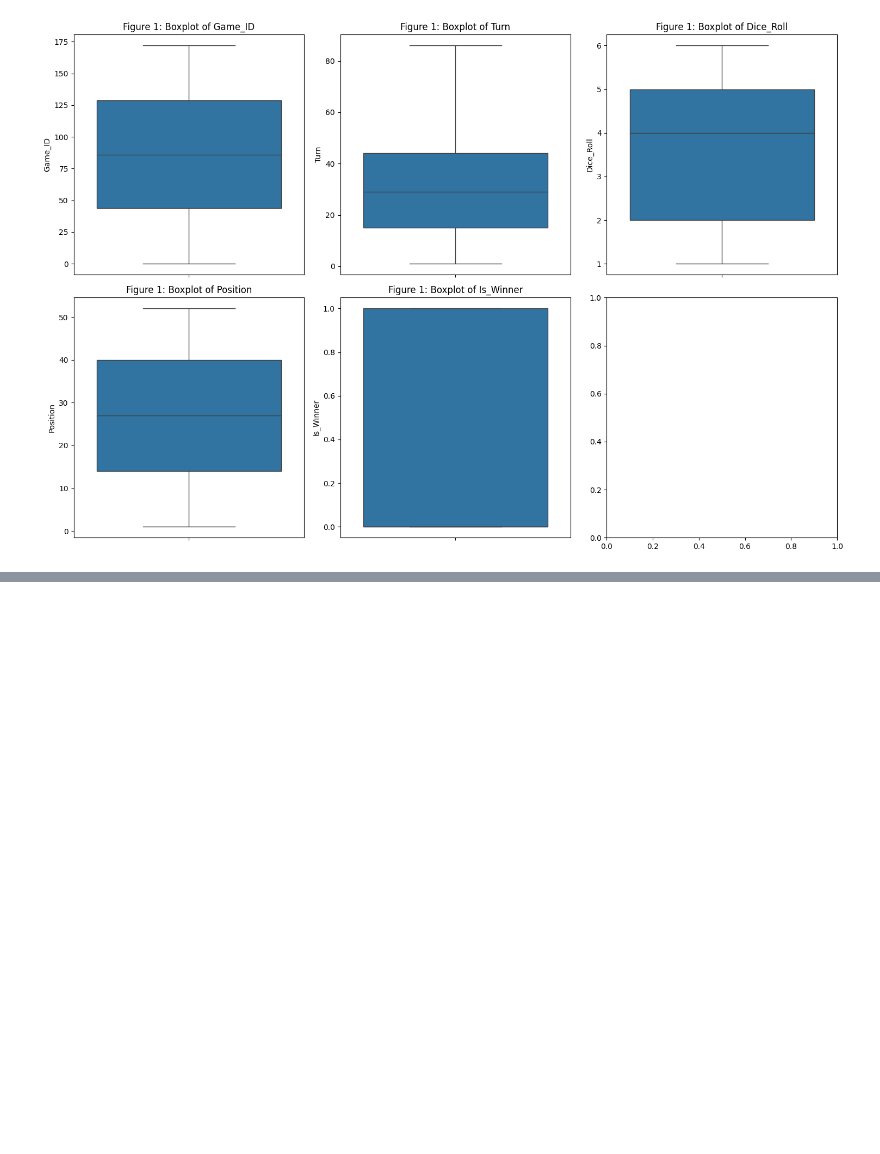
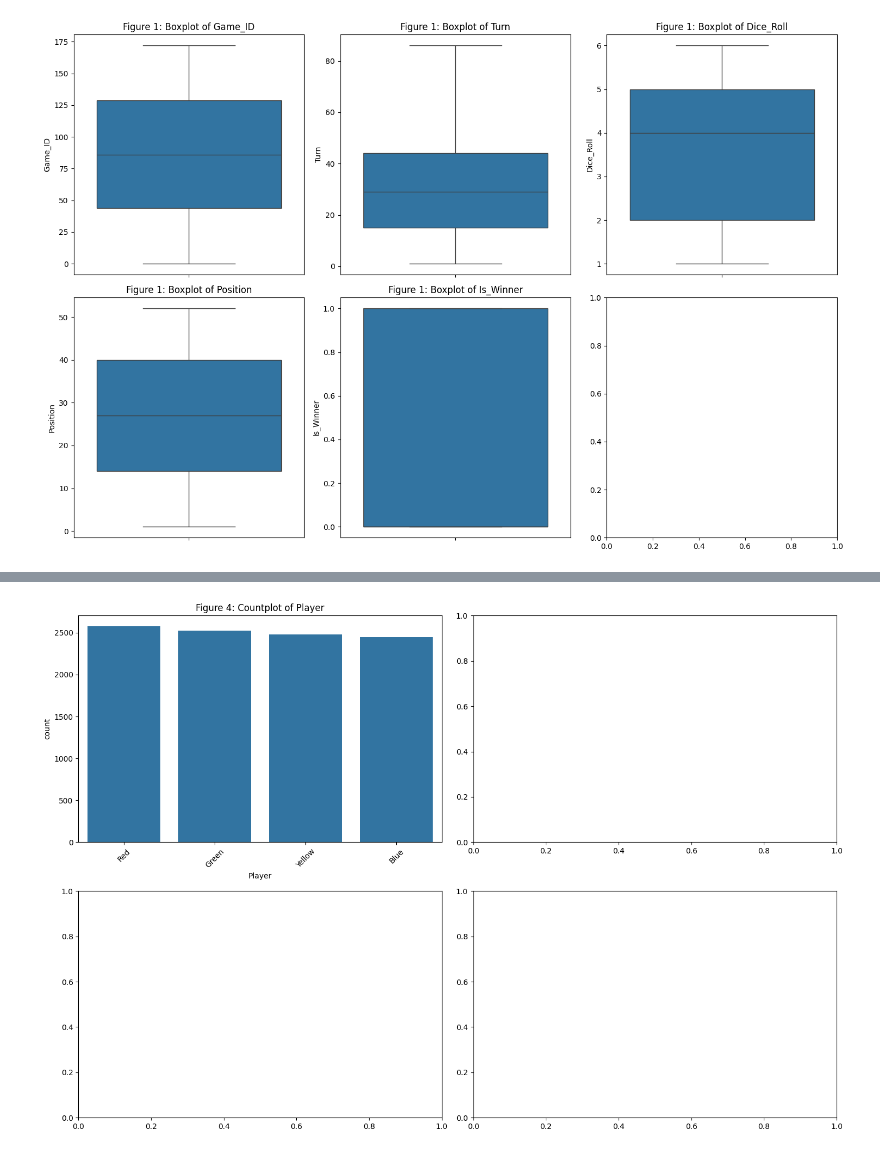
Before and after one commit to chizoalban2003-beep/Ludometrics-AI-Ethics, a Jupyter notebook: jupyter_notebooks/Ludo_EDA.ipynb, the cells around one changed output, grey strips where cells are left out. Cells and saved outputs as stored; diff of their text form; code cells hidden in the pictures; blank space fills up the shorter version.

```diff
--- a/jupyter_notebooks/Ludo_EDA.ipynb
+++ b/jupyter_notebooks/Ludo_EDA.ipynb
@@ -84,0 +94,14 @@ plt.show()
+# %%
+# Distribution of categorical variables using countplots removing unnecessary axes
+
+df_cat=df.select_dtypes(include=['object'])
+fig, axes = plt.subplots(nrows=2, ncols=2, figsize=(15, 10))
+axes = axes.flatten()
+for i, col in enumerate(df_cat.columns):
+    sns.countplot(x=df_cat[col], ax=axes[i])
+    axes[i].set_title(f'Figure 4: Countplot of {col}')
+    axes[i].tick_params(axis='x', rotation=45)
+plt.tight_layout()
+plt.show()
+# %% [output]
+[figure, added]
```
Also changed, not shown: parts of 2 cells of this notebook.
